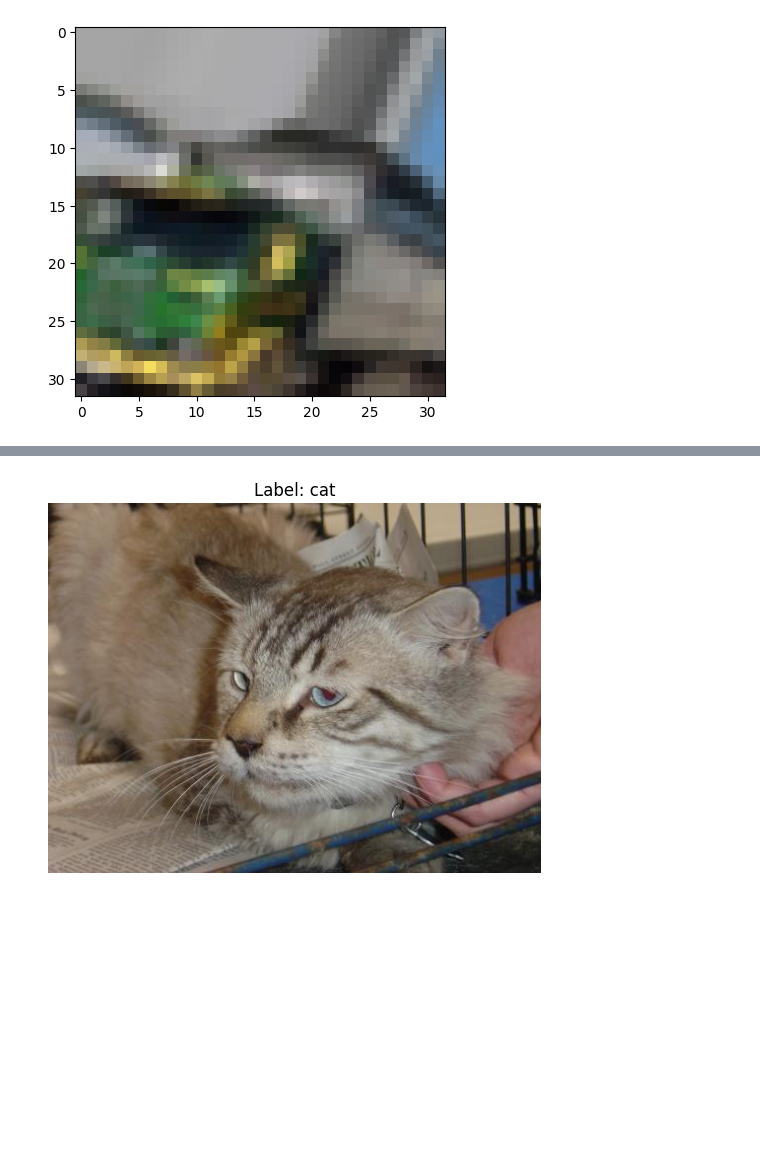
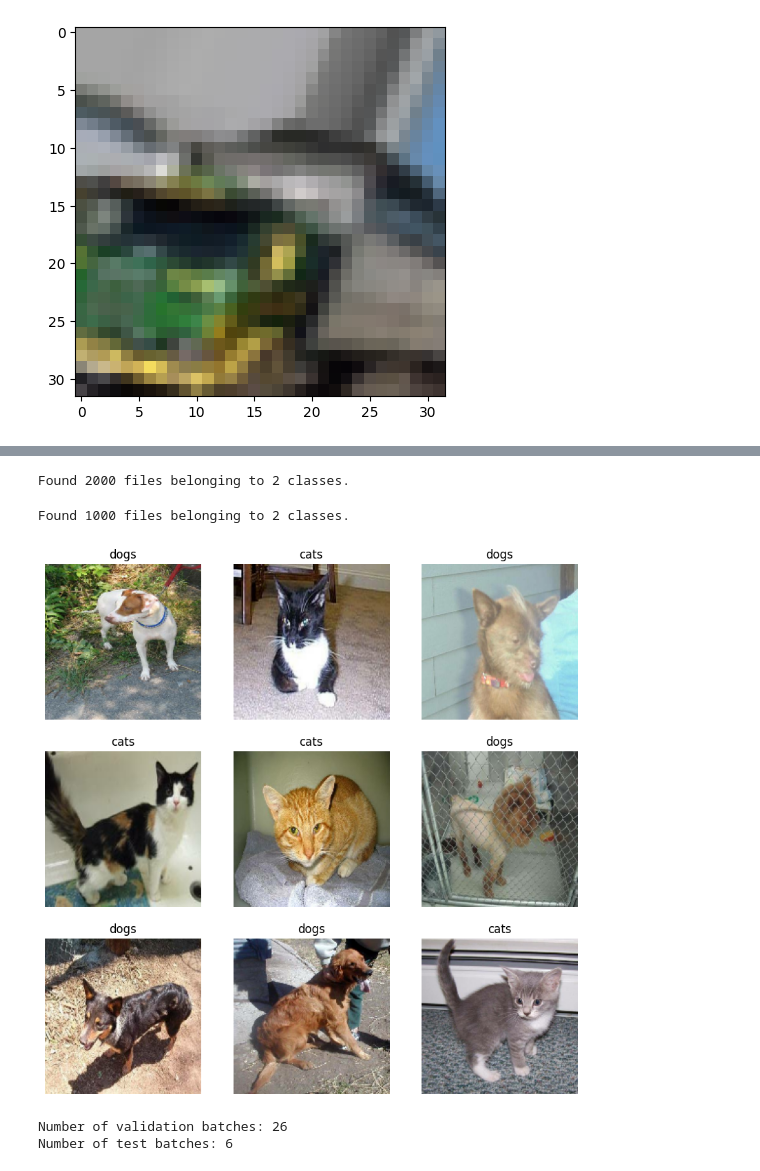
Before and after one commit to IgorG-Monteiro/ML_with_TensorFlow, a Jupyter notebook: Neural Networks/Convolutional_NNwks.ipynb, the cells around one changed output, grey strips where cells are left out. Saved outputs shown, nothing was run; the diff lists cells and outputs as text; code cells hidden in the pictures; blank space fills up the shorter version.

Commit message:
implement data preprocessing pipeline for model training

```diff
--- a/Neural Networks/Convolutional_NNwks.ipynb
+++ b/Neural Networks/Convolutional_NNwks.ipynb
@@ -304,12 +192,0 @@ dataset = load_dataset("C:/Users/igorm/Desktop/projects/Datasets/Organized_PetIm
-# %%
-label_map = {0: "cat", 1: "dog"}  # Ajuste conforme seu dataset
-
-for i in range(1):
-    sample = dataset["train"][i]
-    plt.figure()
-    plt.imshow(sample["image"])
-    plt.title(f"Label: {label_map[sample['label']]}")
-    plt.axis("off")
-plt.show()
-# %% [output]
-[figure, removed]
@@ -315,0 +198,55 @@ plt.show()
+# %%
+# LOADING THE DATASET
+# The data dataset is cats vs dogs, this dataset is a bunch of images of cats and dogs
+# We will import the images already resizing them, and defining there batch size to 32
+# https://www.tensorflow.org/tutorials/images/transfer_learning
+
+_URL = 'https://storage.googleapis.com/mledu-datasets/cats_and_dogs_filtered.zip'
+path_to_zip = tf.keras.utils.get_file('cats_and_dogs.zip', origin=_URL, extract=True)
+PATH = os.path.join(os.path.dirname(path_to_zip), 'cats_and_dogs_filtered')
+
+train_dir = os.path.join(PATH, 'train')
+validation_dir = os.path.join(PATH, 'validation')
+
+BATCH_SIZE = 32
+IMG_SIZE = (160, 160)
+
+train_dataset = tf.keras.utils.image_dataset_from_directory(train_dir,
+                                                            shuffle=True,
+                                                            batch_size=BATCH_SIZE,
+                                                            image_size=IMG_SIZE)
+# %% [output]
+Found 2000 files belonging to 2 classes.
+# %%
+validation_dataset = tf.keras.utils.image_dataset_from_directory(validation_dir,
+                                                                 shuffle=True,
+                                                                 batch_size=BATCH_SIZE,
+                                                                 image_size=IMG_SIZE)
+# %% [output]
+Found 1000 files belonging to 2 classes.
+# %%
+# showing the firsts 9 images of the train dataset
+
+class_names = train_dataset.class_names
+
+plt.figure(figsize=(10, 10))
+for images, labels in train_dataset.take(1):
+  for i in range(9):
+    ax = plt.subplot(3, 3, i + 1)
+    plt.imshow(images[i].numpy().astype("uint8"))
+    plt.title(class_names[labels[i]])
+    plt.axis("off")
+# %% [output]
+[figure, added]
+# %%
+# As the original dataset doesn't have a test set, we will create one moving 20% of the validation dataset
+
+val_batches = tf.data.experimental.cardinality(validation_dataset) # determine how many batches the validation have
+test_dataset = validation_dataset.take(val_batches // 5) # taking 20% of the validation to create the test dataset
+validation_dataset = validation_dataset.skip(val_batches // 5) # removing the used test data
+
+print('Number of validation batches: %d' % tf.data.experimental.cardinality(validation_dataset))
+print('Number of test batches: %d' % tf.data.experimental.cardinality(test_dataset))
+# %% [output]
+Number of validation batches: 26
+Number of test batches: 6
```
Also changed, not shown: parts of 27 cells of this notebook.
